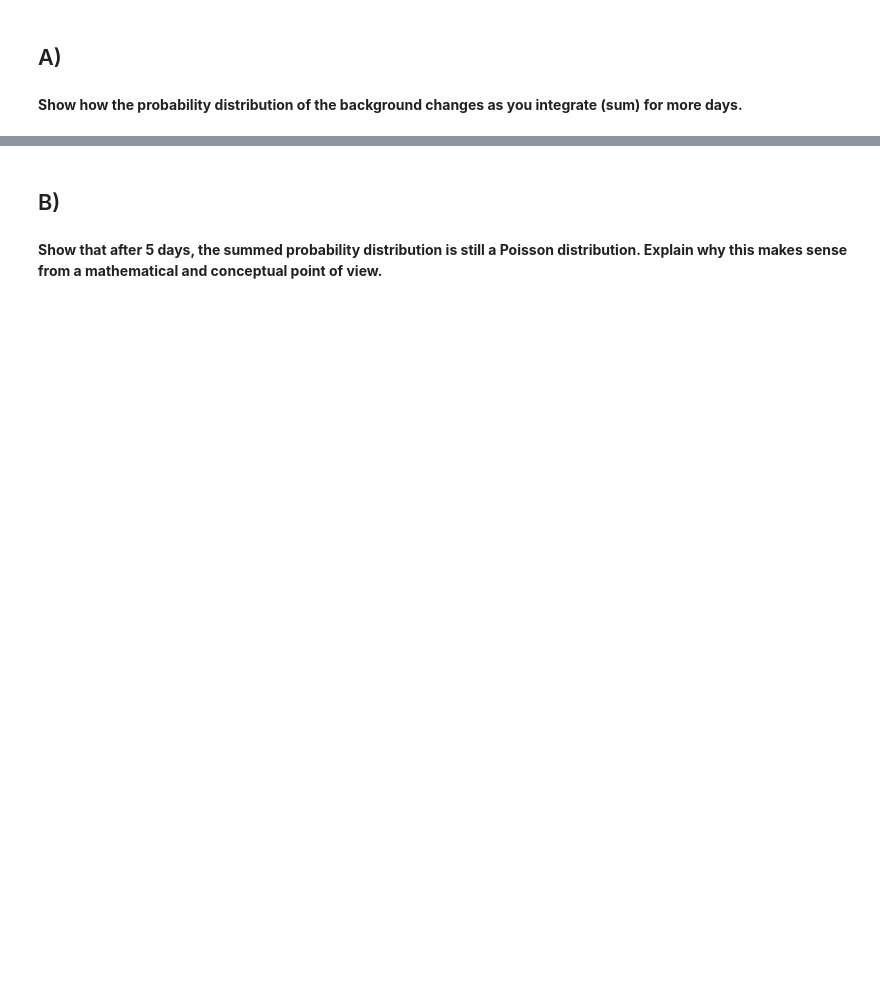
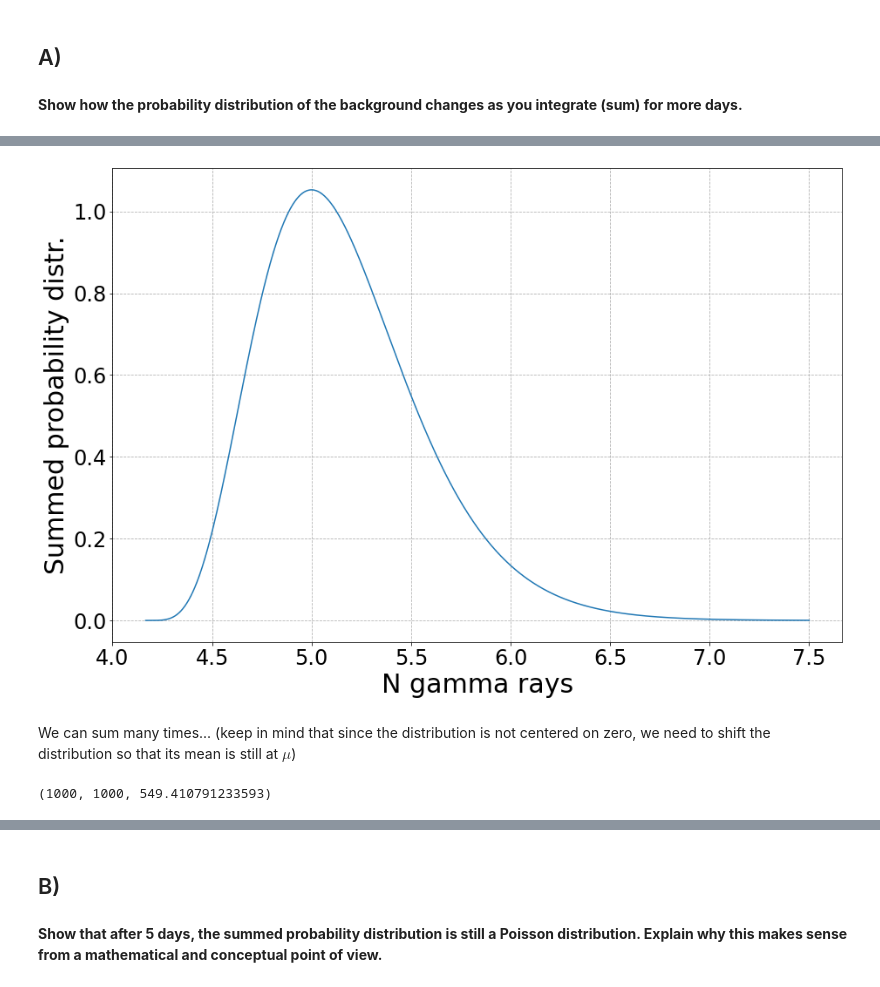
Before and after one commit to SOLHAUG13/Phys434_Autumn2021, a Jupyter notebook: Lab2/Lab2.ipynb, the cells around one changed output, grey strips where cells are left out. Saved outputs shown, nothing was run; the diff lists cells and outputs as text; code cells hidden in the pictures; blank space fills up the shorter version.

```diff
--- a/Lab2/Lab2.ipynb
+++ b/Lab2/Lab2.ipynb
@@ -36,0 +72,25 @@ In this problem, we will imagine that we are observing gamma-ray sources with a
+# %%
+fig, ax = plt.subplots(1, 1)
+plt.tick_params(labelsize = 24)
+ax.plot(x2, pmf2)
+#ax.stairs(stats.poisson.pmf(k, mu), bins, fill=True)
+#ax.set_xlim([xaxis[0], xaxis[-1]])
+ax.set_xlabel('N gamma rays', fontsize = fsize)
+ax.set_ylabel('Summed probability distr.', fontsize = fsize)
+ax.grid(linestyle='--')
+plt.show()
+# %% [output]
+[figure, added]
+# %% [markdown]
+We can sum many times... (keep in mind that since the distribution is not centered on zero, we need to shift the distribution so that its mean is still at $\mu$)
+# %%
+num_sum = 10
+pmf2 = pmf1
+for num in range(0, num_sum):
+    pmf2 = pmf2 + pmf1
+# x2 = np.linspace(xlim1, xlim2*(num_sum+1), 1000)/(num_sum+1)
+# x2 = np.linspace(xlim1 + mu, xlim2 + mu, 1000)/(num_sum+1)
+x2 = (np.linspace(xlim1, xlim2, len(pmf2)) + mu*num_sum)/(num_sum+1) # We need to shift the distribution back to where it is supposed to have its mean and divide by the number of summed distributions
+x2.size, pmf2.size, sum(pmf2)
+# %% [output]
+(1000, 1000, 549.410791233593)
```
Also changed, not shown: parts of 16 cells of this notebook, 1 other file.
